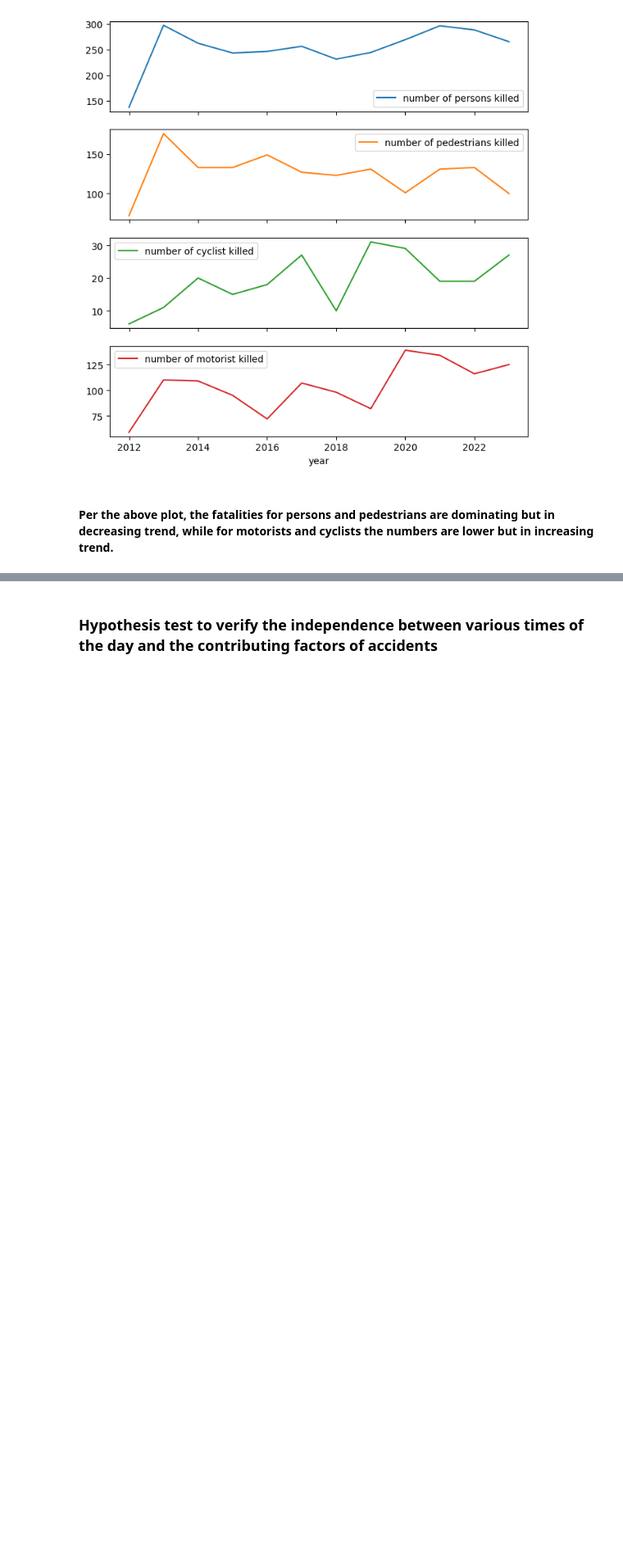
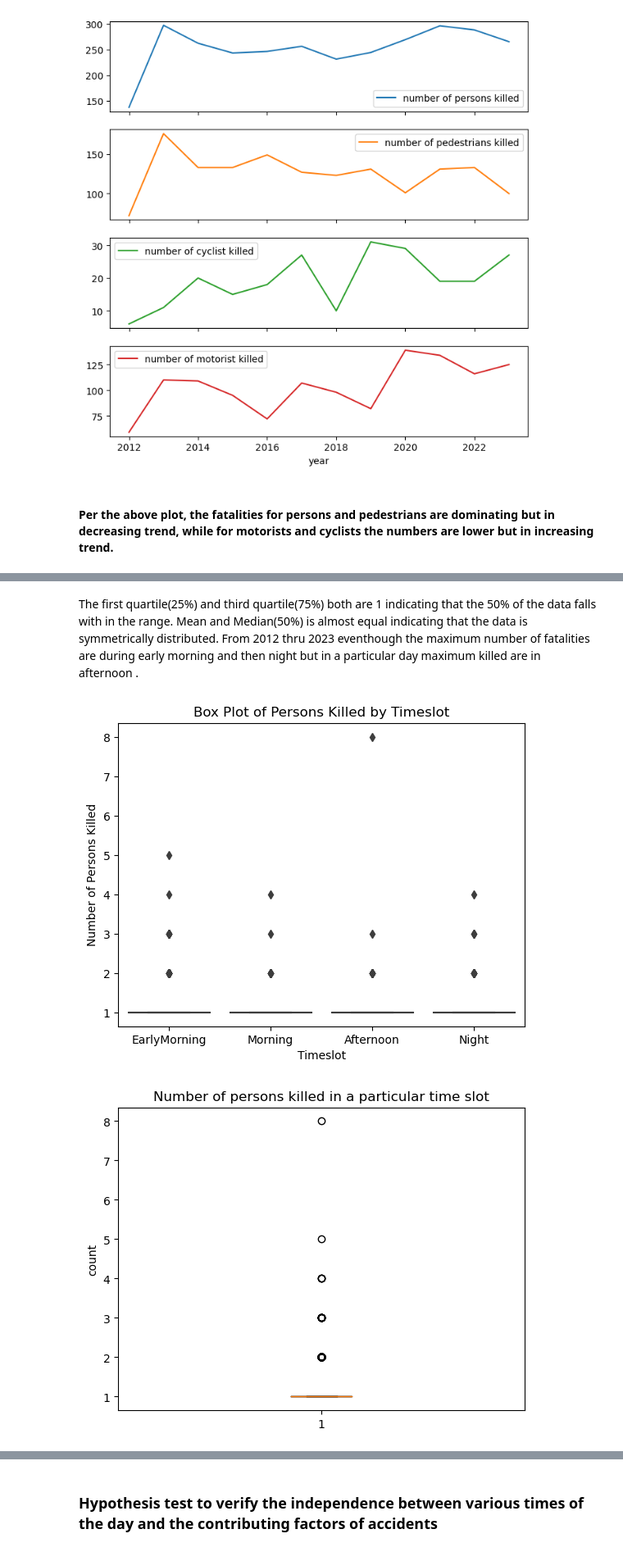
Before and after one commit to Pythorium-Quartet/Motor-Vehicle-Collison-Analysis, a Jupyter notebook: MotorVechicleCollisions_NYC.ipynb, the cells around one changed output, grey strips where cells are left out. Shown at 82% size. Saved outputs shown, nothing was run; the diff lists cells and outputs as text; code cells hidden in the pictures; blank space fills up the shorter version.

```diff
--- a/MotorVechicleCollisions_NYC.ipynb
+++ b/MotorVechicleCollisions_NYC.ipynb
@@ -372,0 +396,5 @@ array([<Axes: xlabel='year'>, <Axes: xlabel='year'>,
+# %%
+# Person Fatalities filter the null values and zeroes.
+df_filtered = collision_df[(collision_df['number of persons killed'] != 0) & ~collision_df['number of persons killed'].isnull()]
+desc_df = df_filtered.groupby('TimeBin')['number of persons killed'].describe()
+desc_df
@@ -372,0 +408,25 @@ array([<Axes: xlabel='year'>, <Axes: xlabel='year'>,
+# %% [markdown]
+The first quartile(25%) and third quartile(75%) both are 1 indicating that the 50% of the data falls with in the range. Mean and Median(50%) is almost equal indicating that the data is symmetrically distributed. From 2012 thru 2023 eventhough the maximum number of fatalities are during early morning and then night but in a particular day maximum killed are in afternoon .
+# %%
+# Create a boxplot on fatalities
+#count = df_filtered.groupby('TimeBin')['collision_id'].count().reset_index()
+count = df_filtered.groupby('TimeBin')['number of persons killed'].count().reset_index()
+sns.boxplot(x= df_filtered['TimeBin'], y=df_filtered['number of persons killed'],data=df_filtered)
+#sns.boxplot(x= count['TimeBin'], y=count['number of persons killed'],data=count)
+#sns.boxplot(x= count['TimeBin'], y=count['collision_id'],data=count)
+plt.xlabel('Timeslot')
+plt.ylabel('Number of Persons Killed')
+plt.title('Box Plot of Persons Killed by Timeslot')
+plt.show()
+fatalities  = df_filtered['number of persons killed']
+
+fig1, ax1 = plt.subplots()
+ax1.set_title('Number of persons killed in a particular time slot')
+ax1.set_ylabel('count')
+ax1.boxplot(fatalities)
+plt.show()
+
+#count
+# %% [output]
+[figure, added]
+[figure, added]
```
Also changed, not shown: parts of 18 cells of this notebook.
